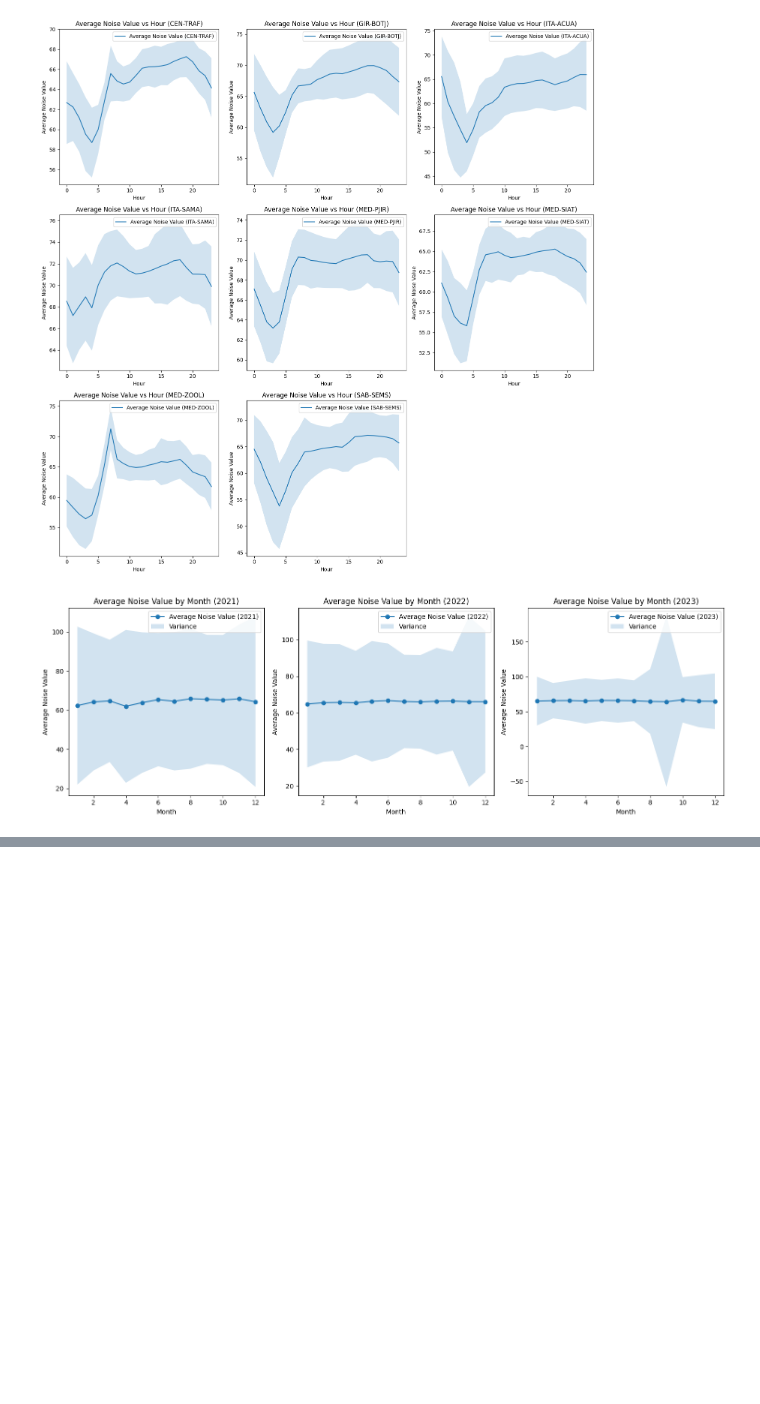
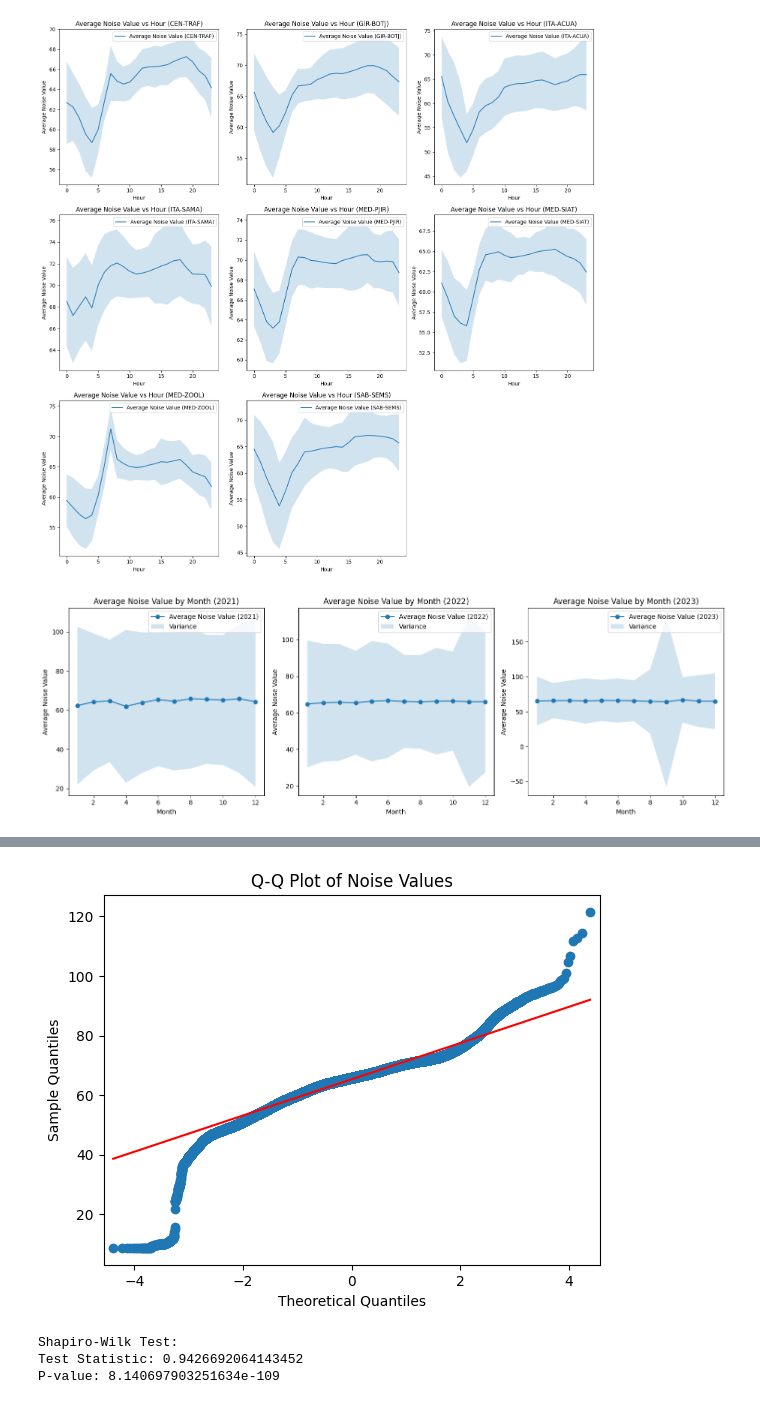
Before and after one commit to jmparradov/MachineLearning_Project, a Jupyter notebook: Machine_Learning_Project.ipynb, the cells around one changed output, grey strips where cells are left out. Cells and saved outputs as stored; diff of their text form; code cells hidden in the pictures; blank space fills up the shorter version.

```diff
--- a/Machine_Learning_Project.ipynb
+++ b/Machine_Learning_Project.ipynb
@@ -315,0 +311,29 @@ d.head(10)
+# %%
+# prompt: generate Q-Q value for noise_values_normalized field to evaluate normality
+
+import statsmodels.api as sm
+import scipy.stats as stats
+
+# Assuming 'd' is your DataFrame and 'noise_values' is your column of interest
+# You can replace 'noise_values' with the actual column name
+noise_values = d['noise_values']
+
+# Create the Q-Q plot
+sm.qqplot(noise_values, line='s')
+plt.title('Q-Q Plot of Noise Values')
+plt.show()
+
+# Calculate the Shapiro-Wilk test for normality
+shapiro_test = stats.shapiro(noise_values)
+print("Shapiro-Wilk Test:")
+print(f"Test Statistic: {shapiro_test[0]}")
+print(f"P-value: {shapiro_test[1]}")
+
+# Interpret the results
+# If the p-value is less than your significance level (e.g., 0.05), you reject the null hypothesis
+# that the data is normally distributed.
+# %% [output]
+[figure, added]
+Shapiro-Wilk Test:
+Test Statistic: 0.9426692064143452
+P-value: 8.140697903251634e-109
```
Also changed, not shown: parts of 7 cells of this notebook.
